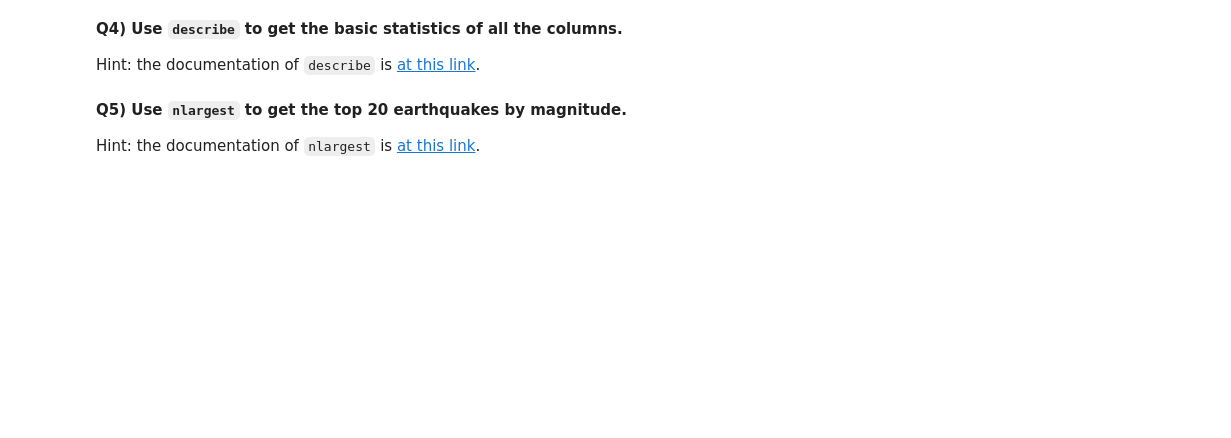
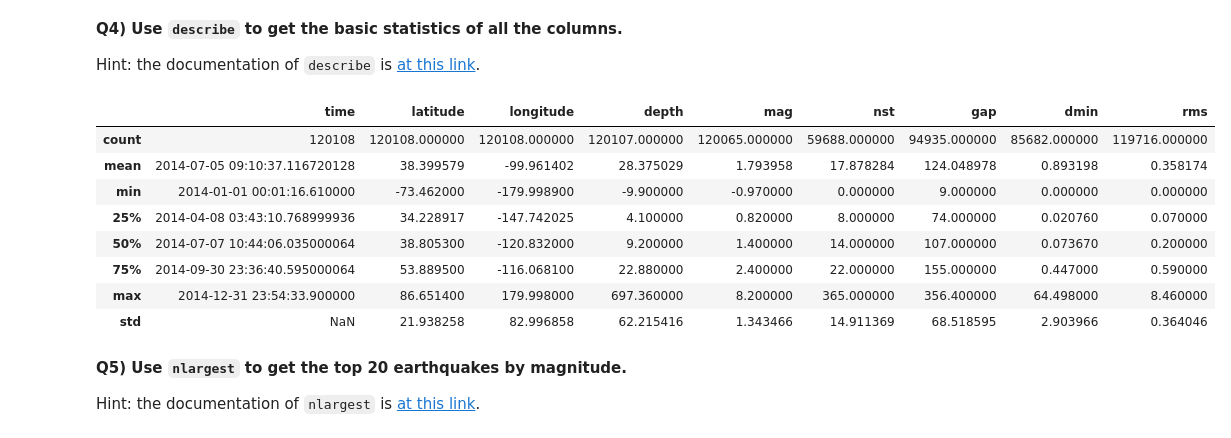
Before and after one commit to emmagiometti/A2026_Intro_Python, a Jupyter notebook: 1_5_env_exercise_pandas.ipynb, the cells around one changed output. Drawn from its saved outputs; the diff is of its cells as text; code cells hidden in the pictures; blank space fills up the shorter version.

```diff
--- a/1_5_env_exercise_pandas.ipynb
+++ b/1_5_env_exercise_pandas.ipynb
@@ -102,6 +151,17 @@ Hint: the documentation for `read_csv` is [here](https://pandas.pydata.org/panda
 Hint: the documentation of `describe` is [at this link](https://pandas.pydata.org/docs/reference/api/pandas.DataFrame.describe.html).
 # %%
 # Use the describe function
+df.describe(percentiles=None, include=None, exclude=None)
+# %% [output]
+|  | time | latitude | longitude | depth | mag | nst | gap | dmin | rms |
+| count | 120108 | 120108.000000 | 120108.000000 | 120107.000000 | 120065.000000 | 59688.000000 | 94935.000000 | 85682.000000 | 119716.000000 |
+| mean | 2014-07-05 09:10:37.116720128 | 38.399579 | -99.961402 | 28.375029 | 1.793958 | 17.878284 | 124.048978 | 0.893198 | 0.358174 |
+| min | 2014-01-01 00:01:16.610000 | -73.462000 | -179.998900 | -9.900000 | -0.970000 | 0.000000 | 9.000000 | 0.000000 | 0.000000 |
+| 25% | 2014-04-08 03:43:10.768999936 | 34.228917 | -147.742025 | 4.100000 | 0.820000 | 8.000000 | 74.000000 | 0.020760 | 0.070000 |
+| 50% | 2014-07-07 10:44:06.035000064 | 38.805300 | -120.832000 | 9.200000 | 1.400000 | 14.000000 | 107.000000 | 0.073670 | 0.200000 |
+| 75% | 2014-09-30 23:36:40.595000064 | 53.889500 | -116.068100 | 22.880000 | 2.400000 | 22.000000 | 155.000000 | 0.447000 | 0.590000 |
+| max | 2014-12-31 23:54:33.900000 | 86.651400 | 179.998000 | 697.360000 | 8.200000 | 365.000000 | 356.400000 | 64.498000 | 8.460000 |
+| std | NaN | 21.938258 | 82.996858 | 62.215416 | 1.343466 | 14.911369 | 68.518595 | 2.903966 | 0.364046 |
 # %% [markdown]
 **Q5) Use `nlargest` to get the top 20 earthquakes by magnitude.**
 
```
Also changed, not shown: parts of 9 cells of this notebook.
